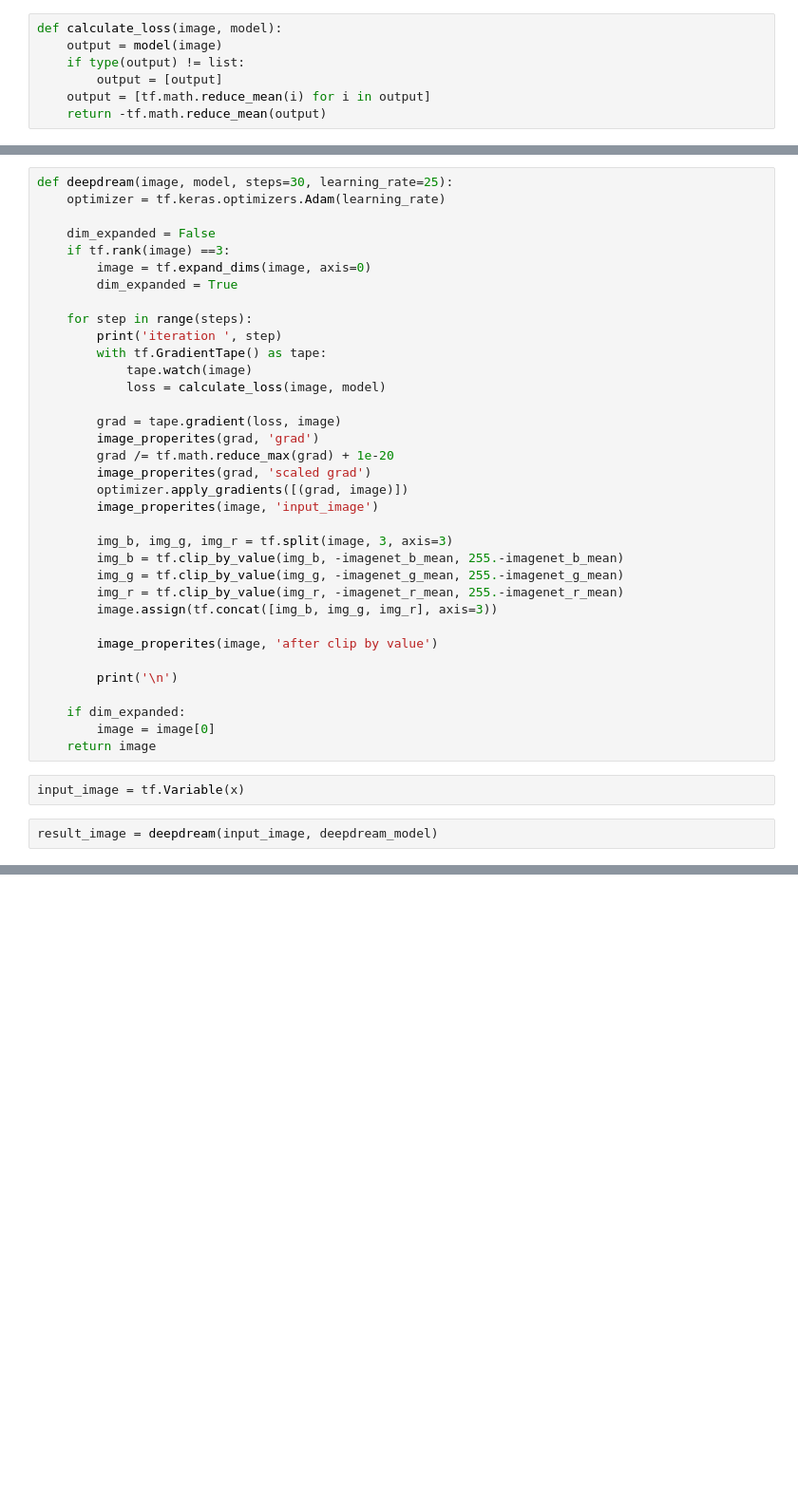
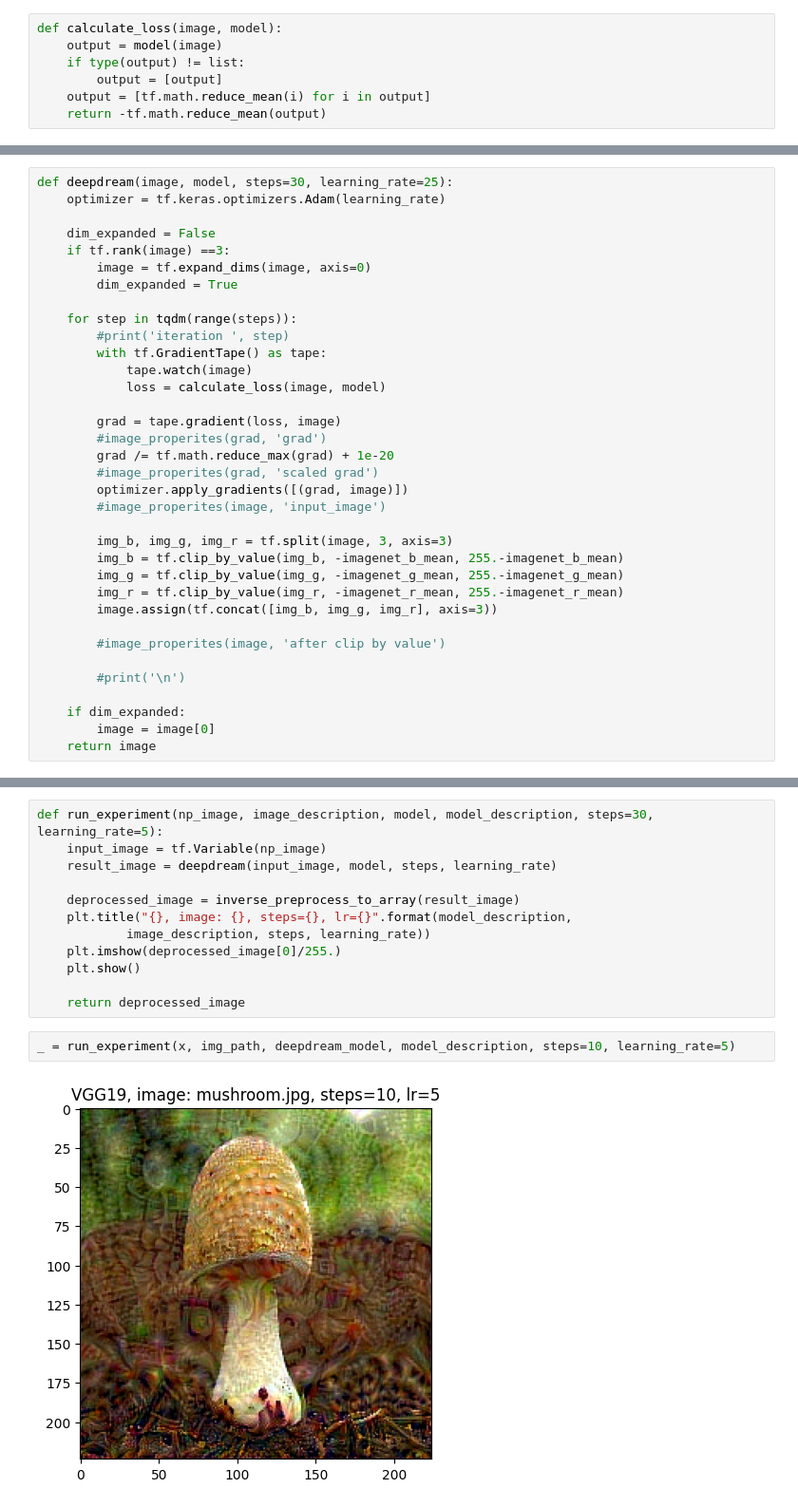
Before and after one commit to CsanyiDavid/deepdream, a Jupyter notebook: main.ipynb, the cells around one changed output, grey strips where cells are left out. Shown at 95% size. Cells and saved outputs as stored; diff of their text form; blank space fills up the shorter version.

```diff
--- a/main.ipynb
+++ b/main.ipynb
@@ -151,18 +154,18 @@ def deepdream(image, model, steps=30, learning_rate=25):
         image = tf.expand_dims(image, axis=0)
         dim_expanded = True
 
-    for step in range(steps):
-        print('iteration ', step)
+    for step in tqdm(range(steps)):
+        #print('iteration ', step)
         with tf.GradientTape() as tape:
             tape.watch(image)
             loss = calculate_loss(image, model)
 
         grad = tape.gradient(loss, image)
-        image_properites(grad, 'grad')
+        #image_properites(grad, 'grad')
         grad /= tf.math.reduce_max(grad) + 1e-20
-        image_properites(grad, 'scaled grad')
+        #image_properites(grad, 'scaled grad')
         optimizer.apply_gradients([(grad, image)])
-        image_properites(image, 'input_image')
+        #image_properites(image, 'input_image')
 
         img_b, img_g, img_r = tf.split(image, 3, axis=3)
         img_b = tf.clip_by_value(img_b, -imagenet_b_mean, 255.-imagenet_b_mean)
@@ -170,14 +173,10 @@ def deepdream(image, model, steps=30, learning_rate=25):
         img_r = tf.clip_by_value(img_r, -imagenet_r_mean, 255.-imagenet_r_mean)
         image.assign(tf.concat([img_b, img_g, img_r], axis=3))
 
-        image_properites(image, 'after clip by value')
+        #image_properites(image, 'after clip by value')
 
-        print('\n')
+        #print('\n')
 
     if dim_expanded:
         image = image[0]
     return image
-# %%
-input_image = tf.Variable(x)
-# %%
-result_image = deepdream(input_image, deepdream_model)
@@ -219,0 +183,16 @@ tf.keras.applications.vgg19.decode_predictions(
+# %%
+def run_experiment(np_image, image_description, model, model_description, steps=30, learning_rate=5):
+    input_image = tf.Variable(np_image)
+    result_image = deepdream(input_image, model, steps, learning_rate)
+
+    deprocessed_image = inverse_preprocess_to_array(result_image)
+    plt.title("{}, image: {}, steps={}, lr={}".format(model_description,
+            image_description, steps, learning_rate))
+    plt.imshow(deprocessed_image[0]/255.)
+    plt.show()
+
+    return deprocessed_image
+# %%
+_ = run_experiment(x, img_path, deepdream_model, model_description, steps=10, learning_rate=5)
+# %% [output]
+[figure, added]
```
Also changed, not shown: parts of 15 cells of this notebook.
